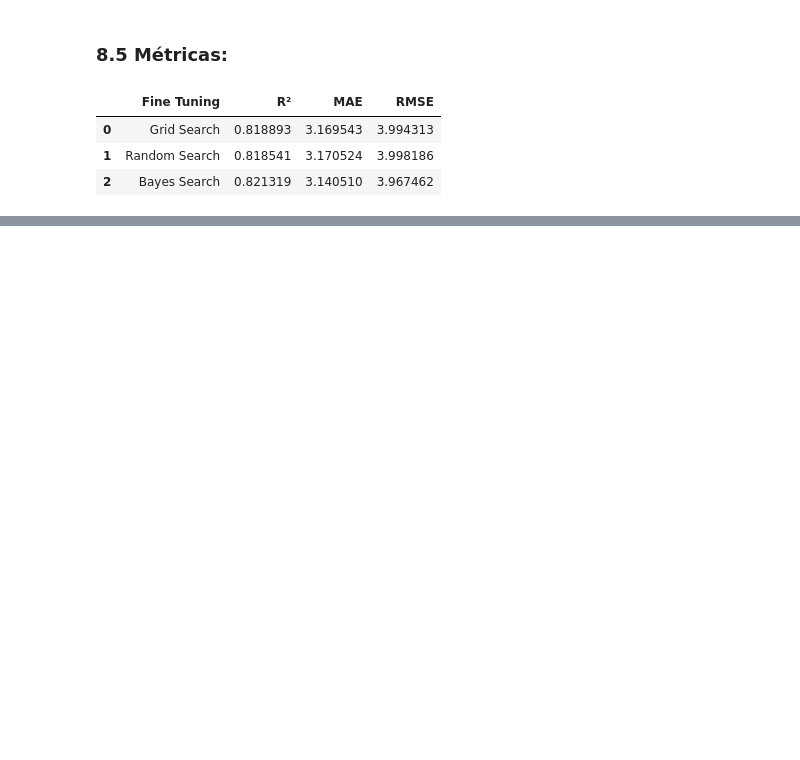
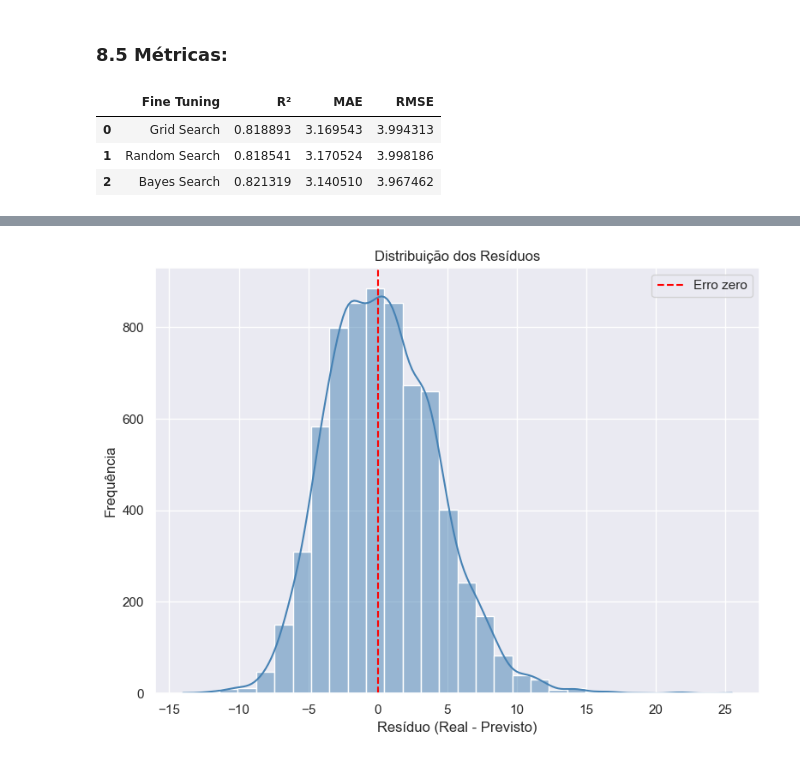
Before and after one commit to samantasobral/projeto_integrador_2, a Jupyter notebook: notebooks/Delivery.ipynb, the cells around one changed output, grey strips where cells are left out. Drawn from its saved outputs; the diff is of its cells as text; code cells hidden in the pictures; blank space fills up the shorter version.

```diff
--- a/notebooks/Delivery.ipynb
+++ b/notebooks/Delivery.ipynb
@@ -1156,0 +1191,21 @@ df_resultados
+# %%
+# Calcula os resíduos
+residuos = np.expm1(y_test) - np.expm1(y_pred)
+
+# Cria o histograma
+plt.figure(figsize=(8, 6))
+sns.histplot(residuos, bins=30, kde=True, color='steelblue')
+
+# Adiciona linha vertical no zero
+plt.axvline(0, color='red', linestyle='--', label='Erro zero')
+
+# Títulos e rótulos
+plt.title('Distribuição dos Resíduos')
+plt.xlabel('Resíduo (Real - Previsto)')
+plt.ylabel('Frequência')
+plt.legend()
+plt.grid(True)
+plt.tight_layout()
+plt.show()
+# %% [output]
+[figure, added]
```
Also changed, not shown: parts of 11 cells of this notebook.
